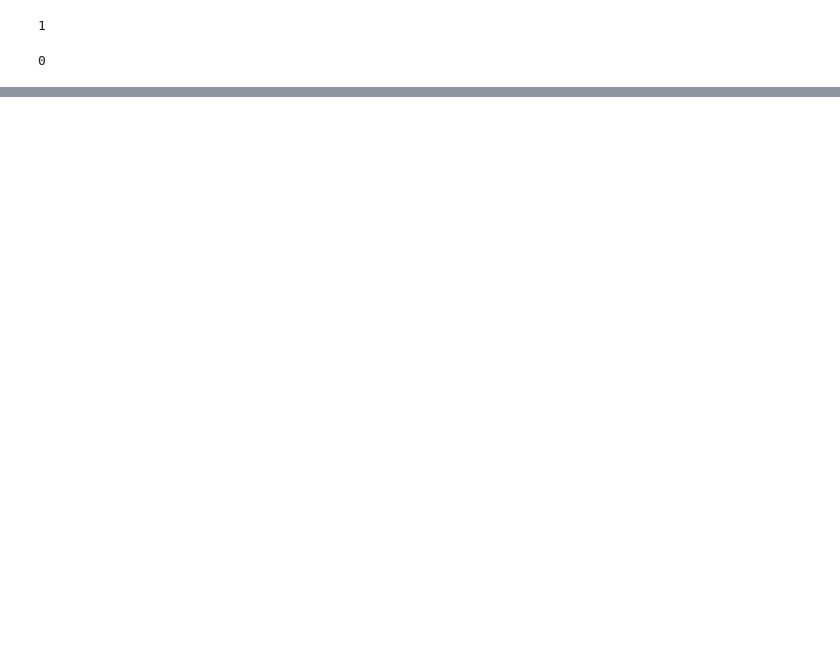
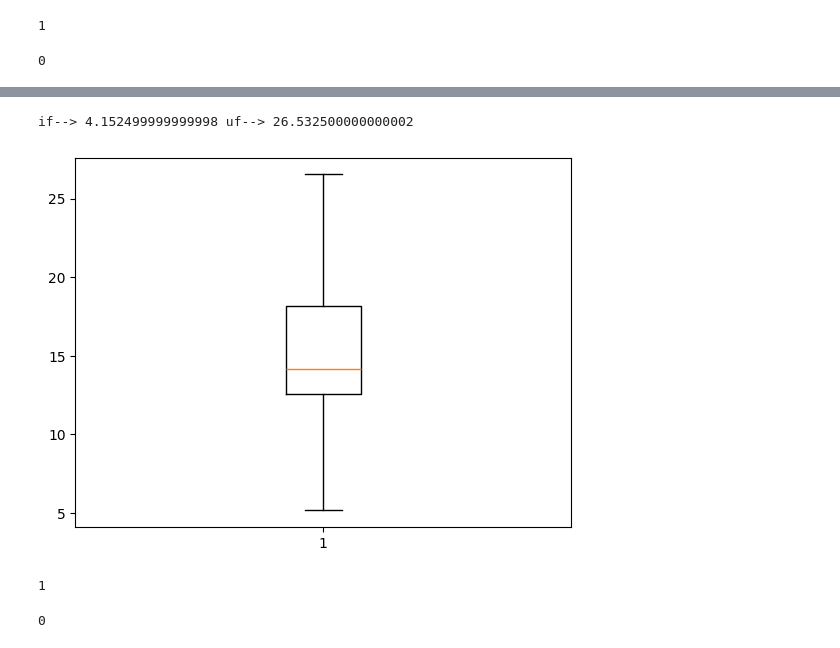
Before and after one commit to Aman782/Data-Science-Internship-Work, a Jupyter notebook: Car_pandas.ipynb, the cells around one changed output, grey strips where cells are left out. Saved outputs shown, nothing was run; the diff lists cells and outputs as text; code cells hidden in the pictures; blank space fills up the shorter version.

```diff
--- a/Car_pandas.ipynb
+++ b/Car_pandas.ipynb
@@ -560,0 +657,17 @@ plt.show()
+# %%
+[lf, uf] = calcu_lf_uf(12.545, 18.140)
+# %% [output]
+if--> 4.152499999999998 uf--> 26.532500000000002
+# %%
+df['four_year_resale_value'] = np.where(df['four_year_resale_value']>uf, uf, df['four_year_resale_value'])
+# %%
+df['four_year_resale_value'] = np.where(df['four_year_resale_value']<lf, lf, df['four_year_resale_value'])
+# %%
+plt.boxplot(df['four_year_resale_value'])
+plt.show()
+# %% [output]
+[figure, added]
+# %%
+df['Wheelbase'].isnull().sum()
+# %% [output]
+1
@@ -560,0 +676,4 @@ plt.show()
+# %%
+df['Wheelbase'].isnull().sum()
+# %% [output]
+0
```
Also changed, not shown: parts of 68 cells of this notebook.
